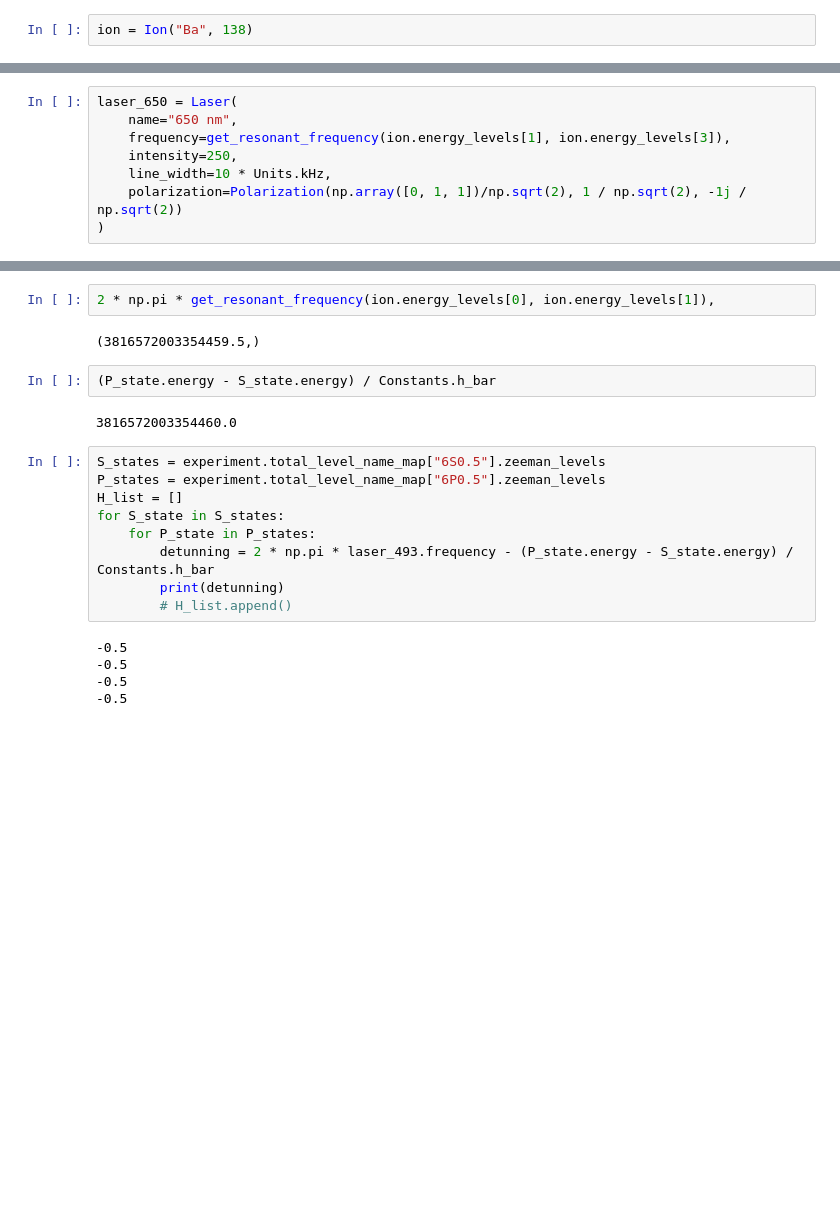
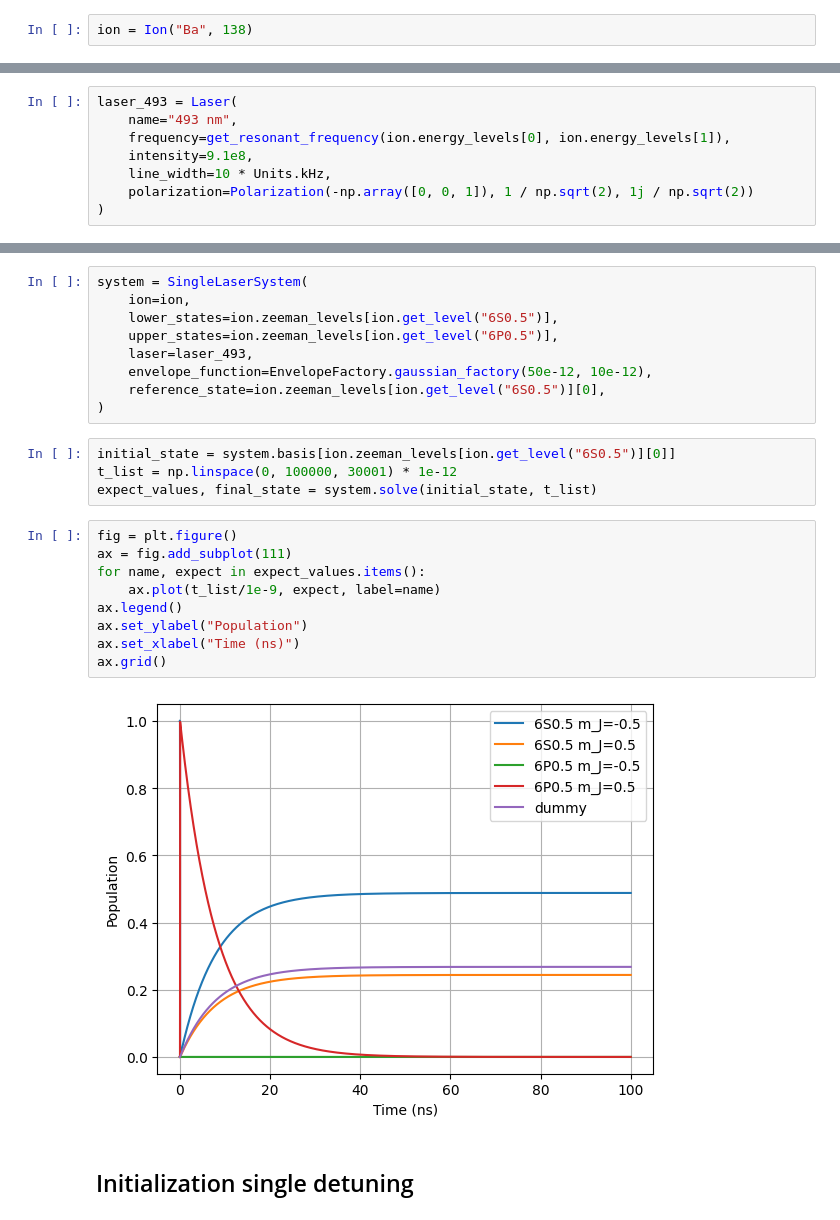
Before and after one commit to GyeonghunKim/ion-simulbox, a Jupyter notebook: notebook/Barium-138.ipynb, the cells around one changed output, grey strips where cells are left out. Cells and saved outputs as stored; diff of their text form; blank space fills up the shorter version.

```diff
--- a/notebook/Barium-138.ipynb
+++ b/notebook/Barium-138.ipynb
@@ -31,8 +55,8 @@ laser_493 = Laser(
 # %%
-laser_650 = Laser(
-    name="650 nm",
-    frequency=get_resonant_frequency(ion.energy_levels[1], ion.energy_levels[3]),
-    intensity=250,
+laser_493 = Laser(
+    name="493 nm",
+    frequency=get_resonant_frequency(ion.energy_levels[0], ion.energy_levels[1]),
+    intensity=9.1e8,
     line_width=10 * Units.kHz,
-    polarization=Polarization(np.array([0, 1, 1])/np.sqrt(2), 1 / np.sqrt(2), -1j / np.sqrt(2))
+    polarization=Polarization(-np.array([0, 0, 1]), 1 / np.sqrt(2), 1j / np.sqrt(2))
 )
@@ -55,22 +63,26 @@ experiment.plot_transitions()
-# %%
-2 * np.pi * get_resonant_frequency(ion.energy_levels[0], ion.energy_levels[1]),
-# %% [output]
-(3816572003354459.5,)
-# %%
-(P_state.energy - S_state.energy) / Constants.h_bar
-# %% [output]
-3816572003354460.0
-# %%
-S_states = experiment.total_level_name_map["6S0.5"].zeeman_levels
-P_states = experiment.total_level_name_map["6P0.5"].zeeman_levels
-H_list = []
-for S_state in S_states:
-    for P_state in P_states:
-        detunning = 2 * np.pi * laser_493.frequency - (P_state.energy - S_state.energy) / Constants.h_bar
-        print(detunning)
-        # H_list.append()
-# %% [output]
--0.5
--0.5
--0.5
--0.5
+# %%
+system = SingleLaserSystem(
+    ion=ion,
+    lower_states=ion.zeeman_levels[ion.get_level("6S0.5")],
+    upper_states=ion.zeeman_levels[ion.get_level("6P0.5")],
+    laser=laser_493,
+    envelope_function=EnvelopeFactory.gaussian_factory(50e-12, 10e-12),
+    reference_state=ion.zeeman_levels[ion.get_level("6S0.5")][0],
+)
+# %%
+initial_state = system.basis[ion.zeeman_levels[ion.get_level("6S0.5")][0]]
+t_list = np.linspace(0, 100000, 30001) * 1e-12
+expect_values, final_state = system.solve(initial_state, t_list)
+# %%
+fig = plt.figure()
+ax = fig.add_subplot(111)
+for name, expect in expect_values.items():
+    ax.plot(t_list/1e-9, expect, label=name)
+ax.legend()
+ax.set_ylabel("Population")
+ax.set_xlabel("Time (ns)")
+ax.grid()
+# %% [output]
+[figure, added]
+# %% [markdown]
+## Initialization single detuning
```
Also changed, not shown: parts of 29 cells of this notebook, 12 other files.
